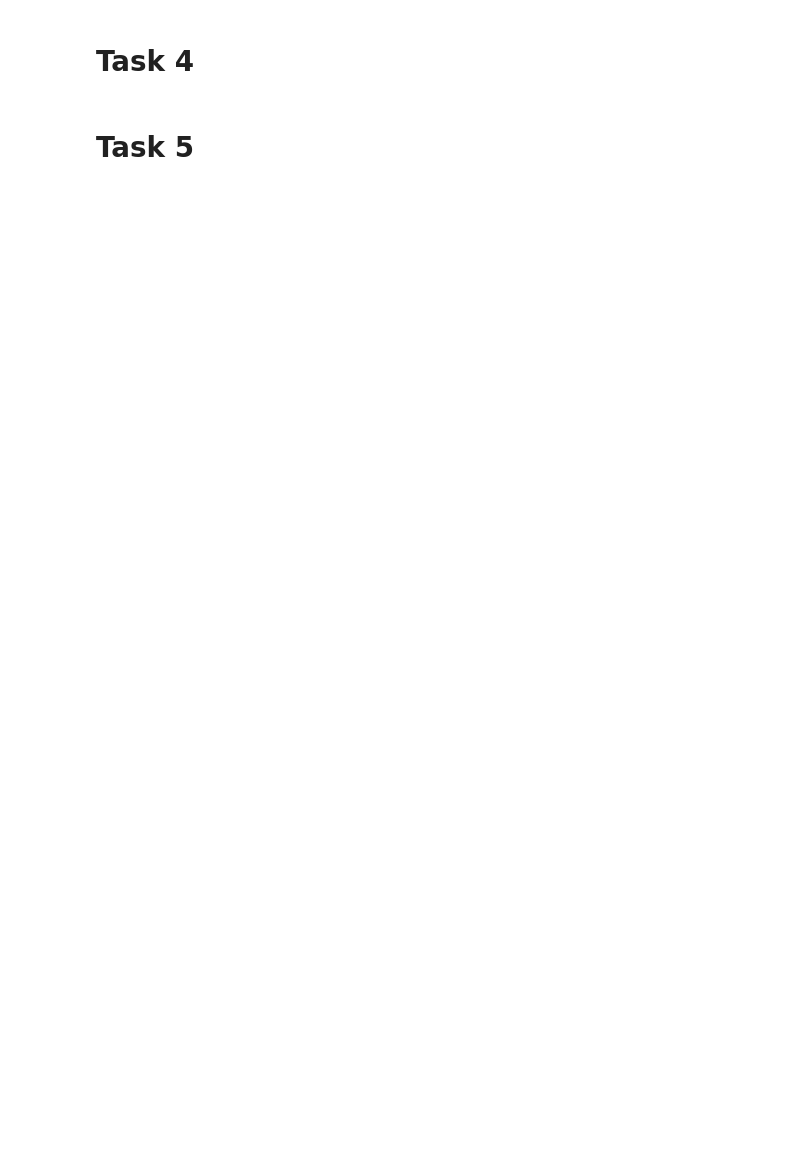
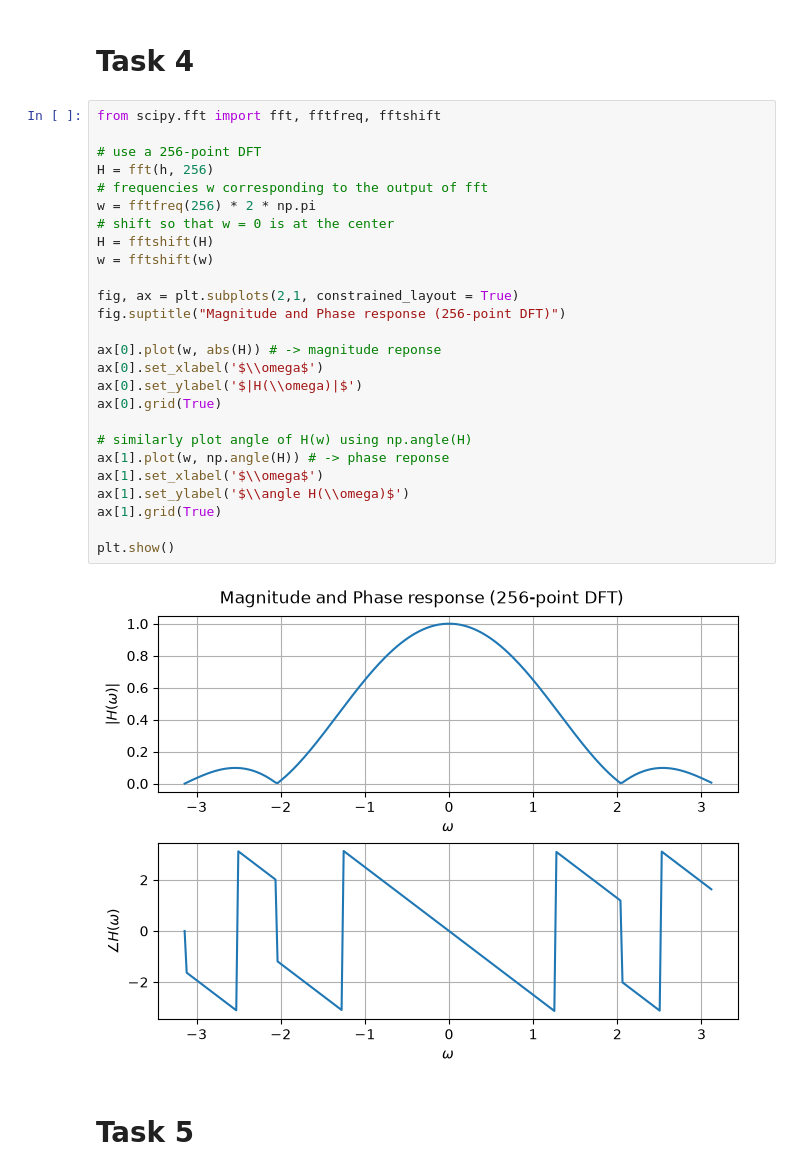
Before and after one commit to davgal27/Signal-Analysis, a Jupyter notebook: DSP-FIR-filter-freqresp/practical3.ipynb, the cells around one changed output. Cells and saved outputs as stored; diff of their text form; blank space fills up the shorter version.

```diff
--- a/DSP-FIR-filter-freqresp/practical3.ipynb
+++ b/DSP-FIR-filter-freqresp/practical3.ipynb
@@ -39,4 +79,32 @@ def filter(x):
 # %% [markdown]
 # Task 4
+# %%
+from scipy.fft import fft, fftfreq, fftshift
+
+# use a 256-point DFT
+H = fft(h, 256)
+# frequencies w corresponding to the output of fft
+w = fftfreq(256) * 2 * np.pi
+# shift so that w = 0 is at the center
+H = fftshift(H)
+w = fftshift(w)
+
+fig, ax = plt.subplots(2,1, constrained_layout = True)
+fig.suptitle("Magnitude and Phase response (256-point DFT)")
+
+ax[0].plot(w, abs(H)) # -> magnitude reponse
+ax[0].set_xlabel('$\\omega$')
+ax[0].set_ylabel('$|H(\\omega)|$')
+ax[0].grid(True)
+
+# similarly plot angle of H(w) using np.angle(H)
+ax[1].plot(w, np.angle(H)) # -> phase reponse
+ax[1].set_xlabel('$\\omega$')
+ax[1].set_ylabel('$\\angle H(\\omega)$')
+ax[1].grid(True)
+
+plt.show()
+# %% [output]
+[figure, added]
 # %% [markdown]
 # Task 5
```
Also changed, not shown: parts of 22 cells of this notebook.
